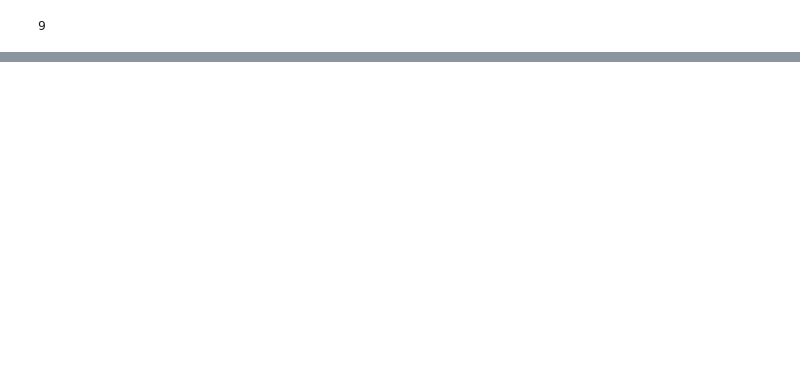
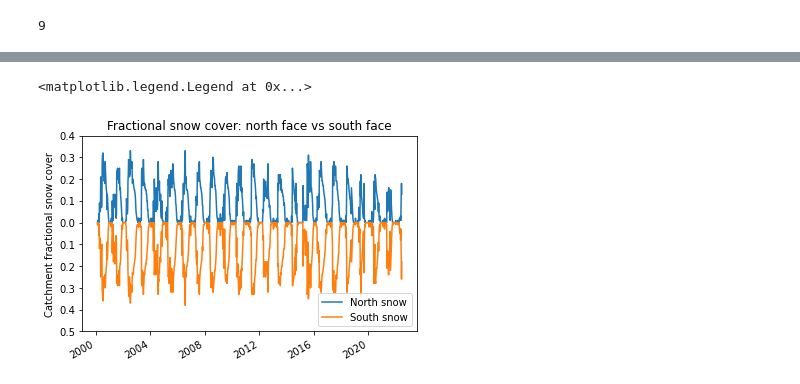
Before and after one commit to aldotapia/HidroCL-DBCreation, a Jupyter notebook: Class tests/UsageExample.ipynb, the cells around one changed output, grey strips where cells are left out. Saved outputs shown, nothing was run; the diff lists cells and outputs as text; code cells hidden in the pictures; blank space fills up the shorter version.

```diff
--- a/Class tests/UsageExample.ipynb
+++ b/Class tests/UsageExample.ipynb
@@ -238,0 +261,5 @@ modext.scenes_to_process[1:5]
+# %%
+nsnow = HidroCLVariable('north face snow', hcl.snw_o_modis_sca_cum_n_d8_p0d)
+ssnow = HidroCLVariable('south face snow', hcl.snw_o_modis_sca_cum_s_d8_p0d)
+snowext = mod10a2extractor(nsnow, ssnow)
+print(snowext)
@@ -238,0 +279,12 @@ modext.scenes_to_process[1:5]
+# %%
+ax = snowext.nsnow.observations[['4558001']].divide(100).plot()
+ax = snowext.ssnow.observations[['4558001']].divide(-100).plot(ax=ax)
+ax.set(title = 'Fractional snow cover: north face vs south face',
+      xlabel = None,
+      ylabel = 'Catchment fractional snow cover')
+ax.set_yticks(ax.get_yticks())
+ax.set_yticklabels([round(abs(ticks),1) for ticks in ax.get_yticks()])
+ax.legend(["North snow","South snow"])
+# %% [output]
+<matplotlib.legend.Legend at 0x...>
+[figure, added]
```
Also changed, not shown: parts of 27 cells of this notebook.
